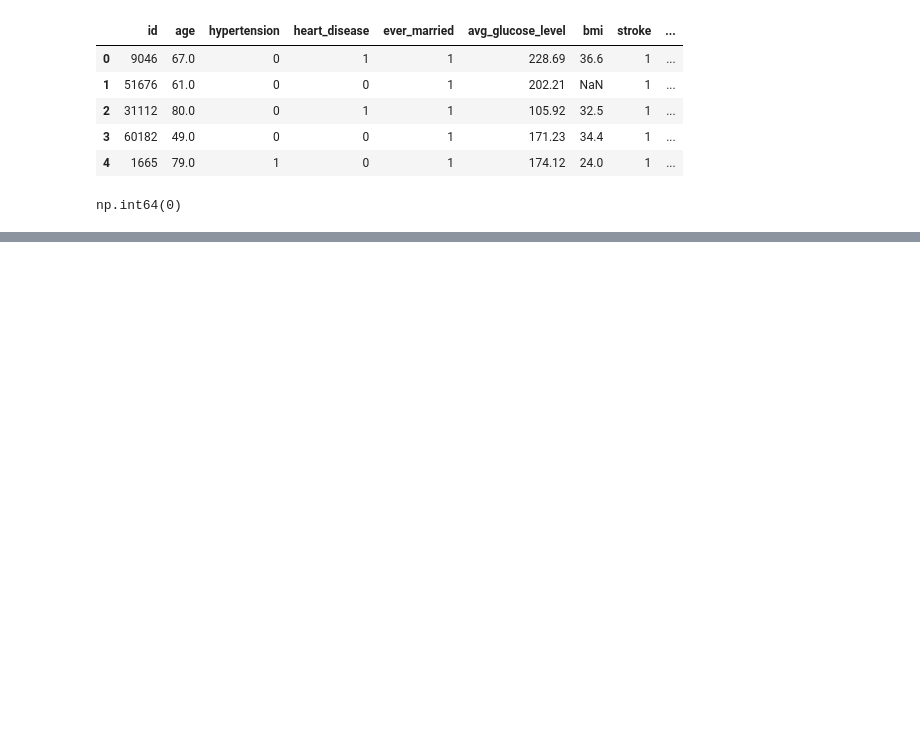
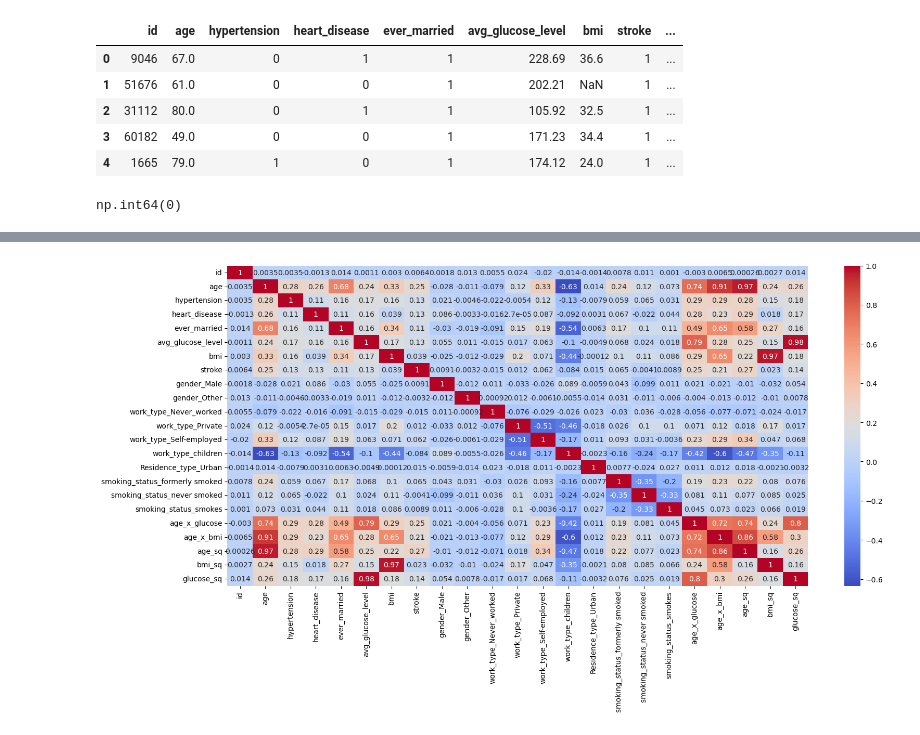
Before and after one commit to talhadmrl/Daily-Notebooks, a Jupyter notebook: 6-classification_w_stroke.ipynb, the cells around one changed output, grey strips where cells are left out. Cells and saved outputs as stored; diff of their text form; code cells hidden in the pictures; blank space fills up the shorter version.

Commit message:
Feature Engineering,Feature Selection and Logistic Regression

```diff
--- a/6-classification_w_stroke.ipynb
+++ b/6-classification_w_stroke.ipynb
@@ -135,0 +183,14 @@ np.int64(0)
+# %%
+# Feature Engineering
+df['age_x_glucose'] = df['age'] * df['avg_glucose_level']
+df['age_x_bmi'] = df['age'] * df['bmi']
+df['age_sq'] = df['age']**2
+df['bmi_sq'] = df['bmi']**2
+df['glucose_sq'] = df['avg_glucose_level']**2
+# %%
+corr=df.corr()
+plt.figure(figsize=(18, 8))
+sns.heatmap(corr,annot=True, cmap='coolwarm')
+plt.show()
+# %% [output]
+[figure, added]
```
Also changed, not shown: parts of 13 cells of this notebook.
